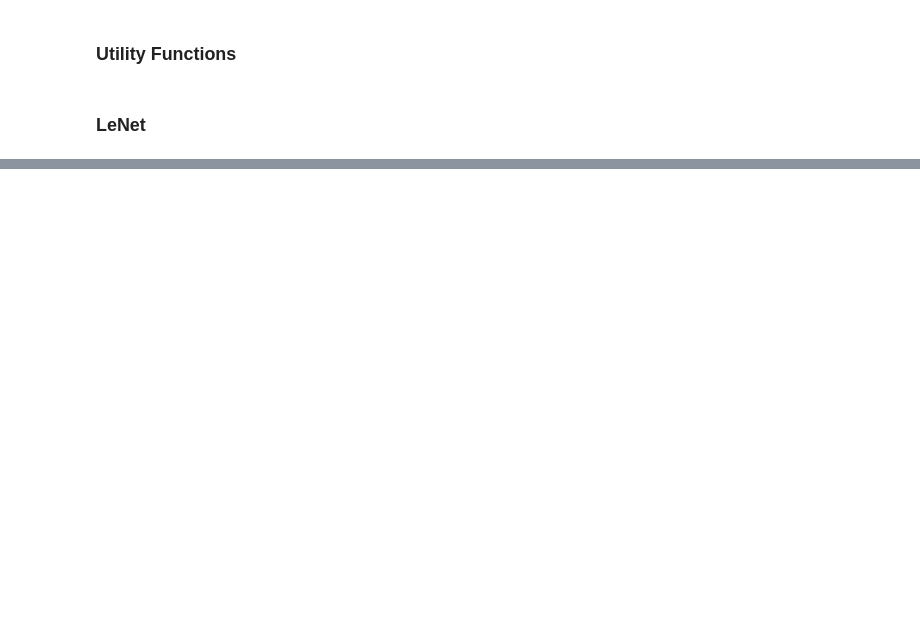
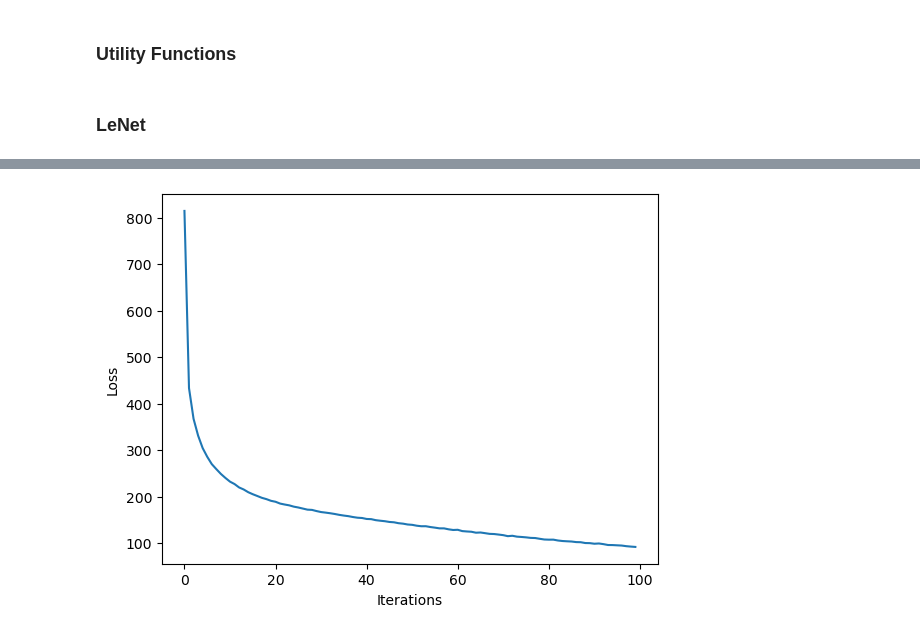
Before and after one commit to acostacos/deep-learning-computer-vision-architectures, a Jupyter notebook: test.ipynb, the cells around one changed output, grey strips where cells are left out. Saved outputs shown, nothing was run; the diff lists cells and outputs as text; code cells hidden in the pictures; blank space fills up the shorter version.

```diff
--- a/test.ipynb
+++ b/test.ipynb
@@ -71,0 +163,14 @@ plt.show()
+# %%
+training_data, test_data = load_fashionmnist_dataset()
+training_loader = DataLoader(training_data, batch_size=BATCH_SIZE, shuffle=True)
+model = LeNet(device=device)
+optimizer = optim.Adam(model.parameters())
+loss = train(model, training_loader, optimizer, num_epochs=NUM_EPOCHS, device=device)
+plot_loss(NUM_EPOCHS, loss)
+
+test_loader = DataLoader(test_data, batch_size=BATCH_SIZE, shuffle=True)
+validate(model, test_loader, device=device)
+
+save_model(model, model_prefix='LeNet_FashionMNIST_')
+# %% [output]
+[figure, added]
```
Also changed, not shown: parts of 11 cells of this notebook, 2 other files.
